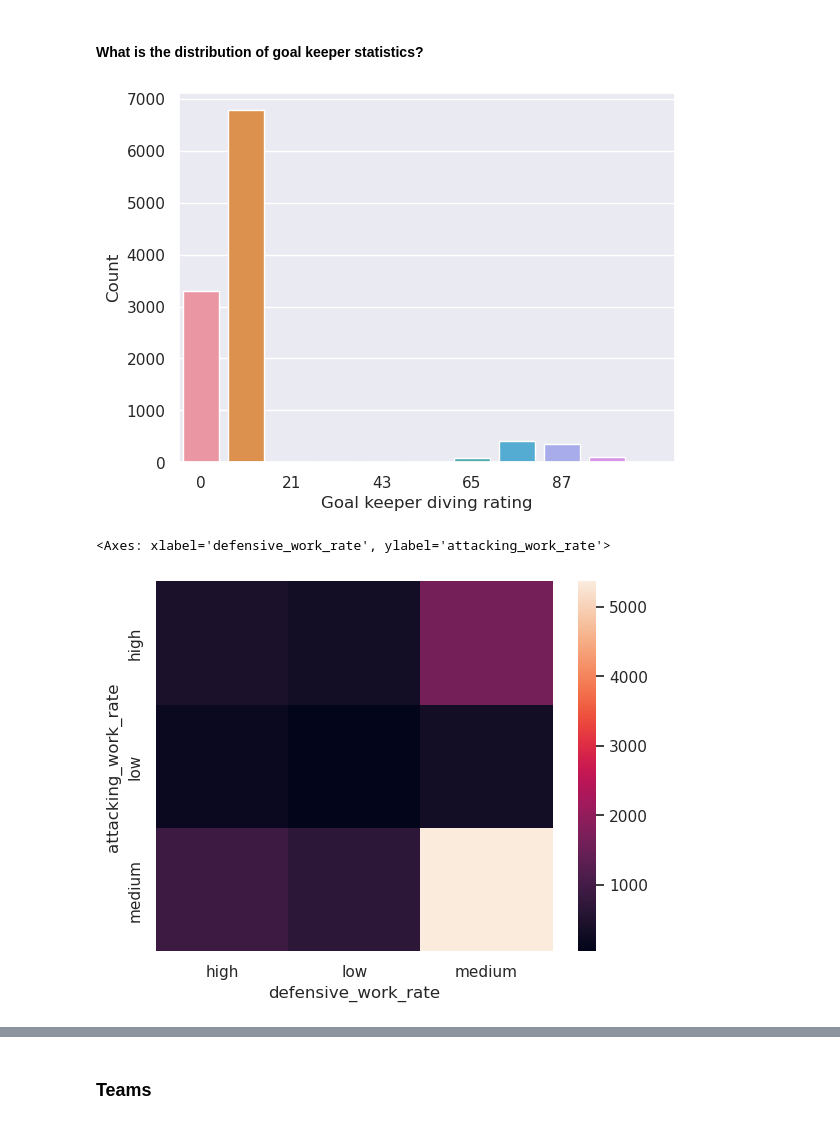
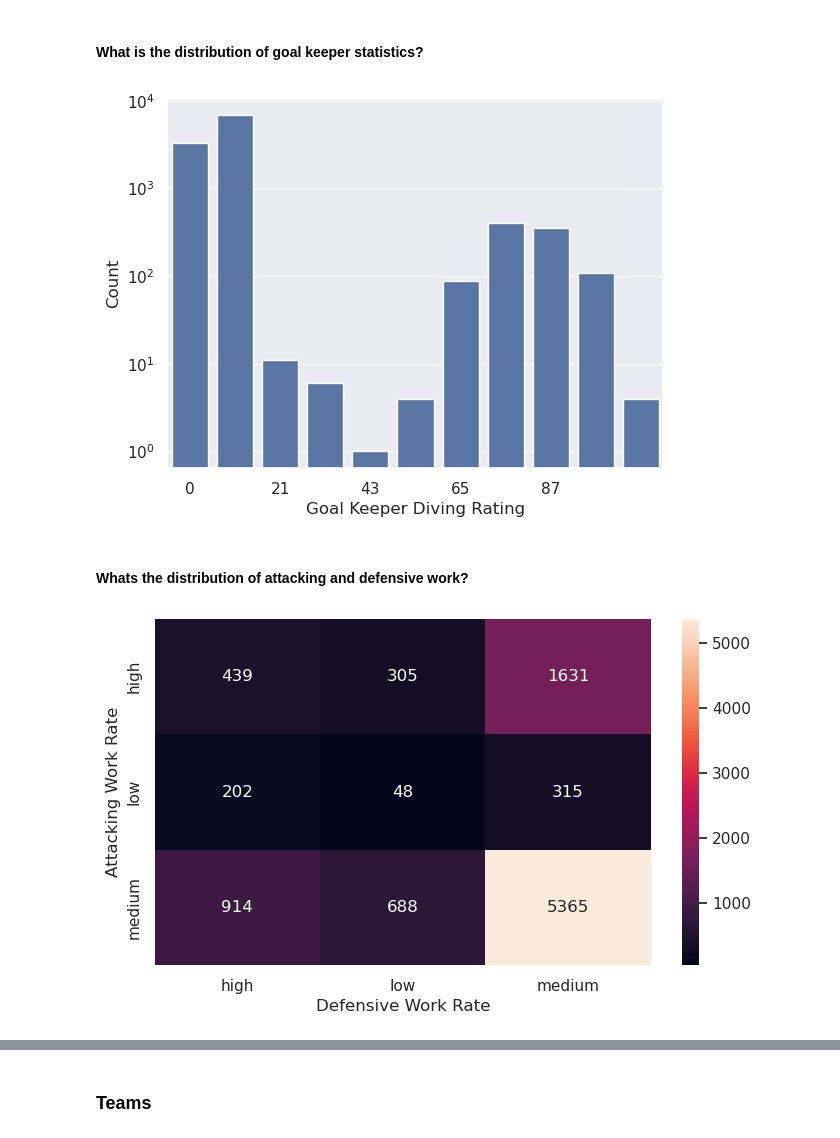
Before and after one commit to gediminas-skvarnavicius/football-db-analysis, a Jupyter notebook: analysis.ipynb, the cells around one changed output, grey strips where cells are left out. Drawn from its saved outputs; the diff is of its cells as text; code cells hidden in the pictures.

```diff
--- a/analysis.ipynb
+++ b/analysis.ipynb
@@ -409,35 +410,43 @@ ORDER BY bin;
 ).to_df().astype(int,errors='ignore')
 # %%
 fig_goaly_stats, ax_goaly_stats = plt.subplots()
-sns.barplot(goaly_hist_df, x="bin", y="count", ax=ax_goaly_stats)
+sns.barplot(goaly_hist_df, x="bin", y="count", ax=ax_goaly_stats, color=sns.color_palette()[0])
 ax_goaly_stats.set_xticks(np.arange(0, 10, step=2))
 ax_goaly_stats.set_xticklabels(
     np.linspace(goaly_hist_df["bin"].min(), goaly_hist_df["bin"].max(), num=5).astype(
         int
     )
 )
-disf.axis_titles(ax=ax_goaly_stats, ytitle='Count', xtitle='Goal keeper diving rating')
+ax_goaly_stats.set_yscale('log')
+disf.axis_titles(ax=ax_goaly_stats, ytitle='Count', xtitle='Goal Keeper Diving Rating')
 plt.show()
 # %% [output]
-[figure, old version]
+[figure, new version]
+# %% [markdown]
+#### Whats the distribution of attacking and defensive work?
 # %%
 att_def_df = con.query(
     f"""--sql
 SELECT attacking_work_rate, defensive_work_rate
 FROM Player_Attributes p
     JOIN(
         SELECT player_api_id,
             MAX(date) AS max_date
         FROM Player_attributes
         GROUP BY player_api_id
     ) sub ON p.player_api_id = sub.player_api_id
     AND p.date = sub.max_date"""
 ).to_df()
+
+fig_att_def, ax_att_def = plt.subplots(figsize=(base_fig_width, base_fig_height))
 sns.heatmap(
     pd.crosstab(att_def_df["attacking_work_rate"], att_def_df["defensive_work_rate"])[
         ["high", "low", "medium"]
-    ].loc[["high", "low", "medium"]]
+    ].loc[["high", "low", "medium"]],
+    annot=True,
+    fmt='.0f',
+    ax=ax_att_def
 )
+disf.axis_titles(ax=ax_att_def,xtitle='Defensive Work Rate',ytitle='Attacking Work Rate')
 # %% [output]
-<Axes: xlabel='defensive_work_rate', ylabel='attacking_work_rate'>
-[figure, old version]
+[figure, new version]
```
Also changed, not shown: parts of 31 cells of this notebook.
